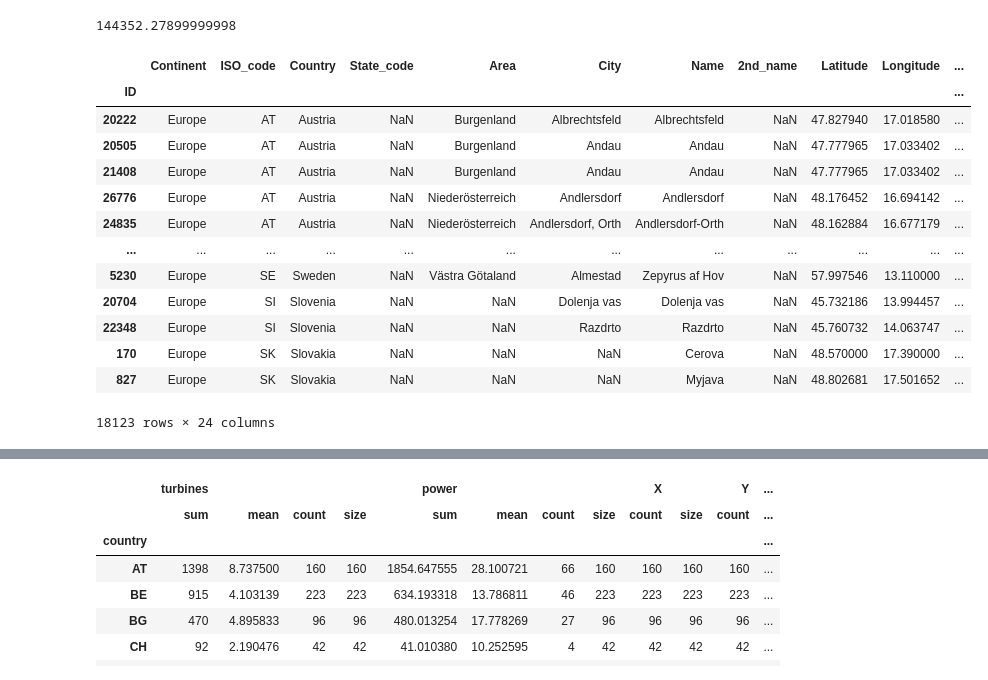
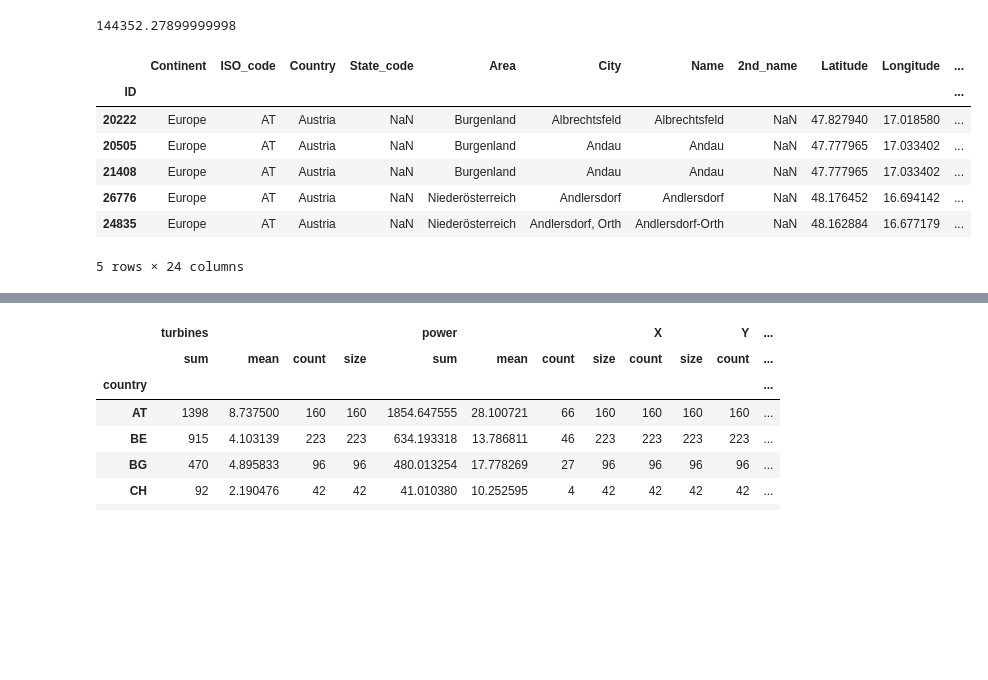
Before and after one commit to JanFrederickUnnewehr/wind_dataset_comparison, a Jupyter notebook: main.ipynb, the cells around one changed output, grey strips where cells are left out. Cells and saved outputs as stored; diff of their text form; code cells hidden in the pictures; blank space fills up the shorter version.

```diff
--- a/main.ipynb
+++ b/main.ipynb
@@ -141,20 +179,14 @@ thewindpower.Total_power.sum()
 # %% [output]
 144352.27899999998
 # %%
-thewindpower
+thewindpower.head()
 # %% [output]
 |  | Continent | ISO_code | Country | State_code | Area | City | Name | 2nd_name | Latitude | Longitude | ... |
 | ID |  |  |  |  |  |  |  |  |  |  | ... |
 | 20222 | Europe | AT | Austria | NaN | Burgenland | Albrechtsfeld | Albrechtsfeld | NaN | 47.827940 | 17.018580 | ... |
 | 20505 | Europe | AT | Austria | NaN | Burgenland | Andau | Andau | NaN | 47.777965 | 17.033402 | ... |
 | 21408 | Europe | AT | Austria | NaN | Burgenland | Andau | Andau | NaN | 47.777965 | 17.033402 | ... |
 | 26776 | Europe | AT | Austria | NaN | Niederösterreich | Andlersdorf | Andlersdorf | NaN | 48.176452 | 16.694142 | ... |
 | 24835 | Europe | AT | Austria | NaN | Niederösterreich | Andlersdorf, Orth | Andlersdorf-Orth | NaN | 48.162884 | 16.677179 | ... |
-| ... | ... | ... | ... | ... | ... | ... | ... | ... | ... | ... | ... |
-| 5230 | Europe | SE | Sweden | NaN | Västra Götaland | Almestad | Zepyrus af Hov | NaN | 57.997546 | 13.110000 | ... |
-| 20704 | Europe | SI | Slovenia | NaN | NaN | Dolenja vas | Dolenja vas | NaN | 45.732186 | 13.994457 | ... |
-| 22348 | Europe | SI | Slovenia | NaN | NaN | Razdrto | Razdrto | NaN | 45.760732 | 14.063747 | ... |
-| 170 | Europe | SK | Slovakia | NaN | NaN | NaN | Cerova | NaN | 48.570000 | 17.390000 | ... |
-| 827 | Europe | SK | Slovakia | NaN | NaN | NaN | Myjava | NaN | 48.802681 | 17.501652 | ... |
-18123 rows × 24 columns
+5 rows × 24 columns
 # %%
```
Also changed, not shown: parts of 107 cells of this notebook.
